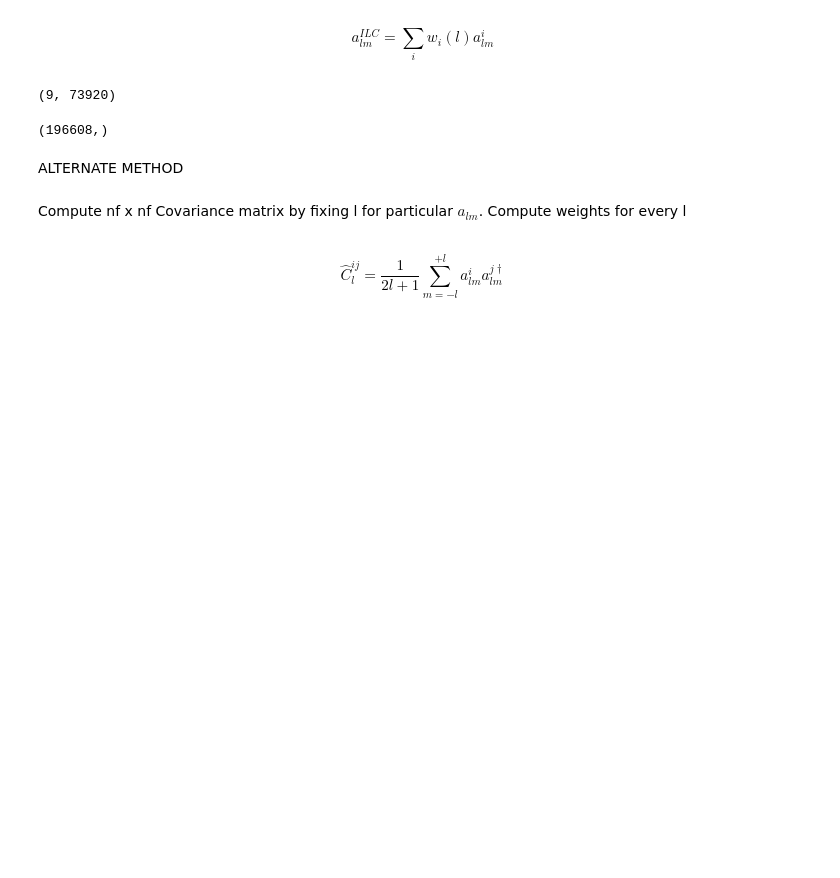
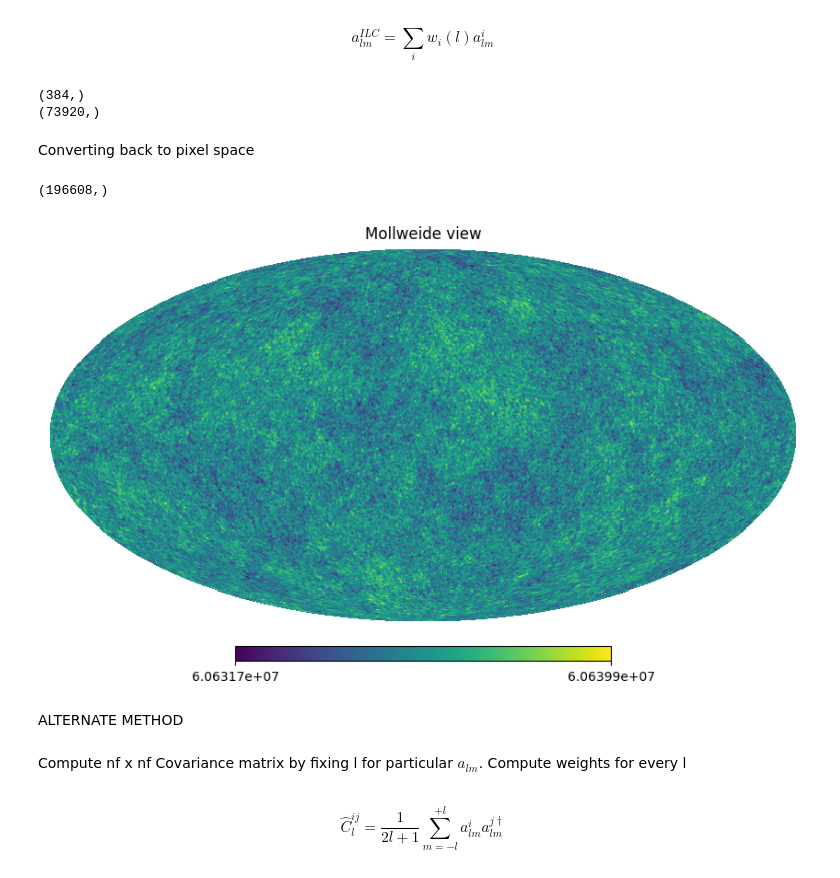
Before and after one commit to urwa99/Internship_Rome, a Jupyter notebook: ILC_harmonic.ipynb, the cells around one changed output. Saved outputs shown, nothing was run; the diff lists cells and outputs as text; code cells hidden in the pictures; blank space fills up the shorter version.

Commit message:
corrected weights and ilc

```diff
--- a/ILC_harmonic.ipynb
+++ b/ILC_harmonic.ipynb
@@ -112,15 +112,16 @@ for l in range(lmax+1):
     alm_p=alm_maps[:, index] #subarray of alm maps. : takes all values from first dim (frequencies). 2nd dim the values of m>0
 
 
-    alm = np.conj(alm_p) + alm_p #alm with positive and negative values
+    #alm = np.conj(alm_p) + alm_p #alm with positive and negative values
 
     C_l [l,:, :]= np.real(np.outer(alm_p[:, 0], alm_p[:,0])) #2d array from outer product alm_0
 
     for m in range(1,l+1): #sum over m
-        C_l [l,:, :] += 2* np.real(np.outer(alm_p[:, m], np.conj(alm_p[:, m]))) #adding alm_p and negative ti C_l
+        C_l [l,:, :] += 2* np.real(np.outer(alm_p[:, m], np.conj(alm_p[:, m]))) #adding alm_p and negative ti C_l . outer product/multiplying over freq
+       # C_l[l,:,:] /= (2*l +1)
 print(alm_p.shape)
 print(C_l.shape)
-print(alm.shape)
+#print(alm.shape)
     #for nf in range(n_freqs):
     #enumerate function
         #alm_p[nf,i]= alm_maps[nf,index]  #storing the alm in a 1d array corresponding to every freq
@@ -175,20 +170,39 @@ Sum over frequencies to get $a_{ILC}$ for every l
 # %% [markdown]
 $$a^{ILC}_{lm} = \sum_i w_i(l)a^i_{lm}$$
-# %%
-alm_ilc =np.zeros((n_freqs, almsize), dtype=complex)
-
-for l in range(lmax+1):     #for every l compute the alm ilc
-    for nf in range(n_freqs):
-        alm_ilc += np.dot(w[:,l],alm[:,l])  # (nf x 1) (nf, 1) = (nf, almsize) due to loop over l?
-print(alm_ilc.shape)
-# %% [output]
-(9, 73920)
+# %%
+alm_ilc = np.zeros((almsize), dtype=complex)
+
+for l in range(lmax +1):
+    index= np.zeros((l+1), dtype=int)
+    for m in range(l+1):
+        index[m]= hp.Alm.getidx(lmax, l, m)
+    alm_p = alm_maps[:, index]
+
+    alm = np.dot(w[:,l], alm_p[:,:]) # multiplying (9x384) and (9x1) to get (384x1)=this is for one l (m =0-> l). we iterate over all l
+    '''
+    #summing over frequencies. and taking ALL m values for a fixed l. Looping over l means
+    so we get an alm weighted by contributions from all frequencies over all scales.
+    this should be the same as writing alm_p[:,:]??
+    '''
+    alm_ilc[index]= alm #putting alm values back into an array corresponding to their proper positions. flat array
+
+print(alm.shape)
+print(alm_ilc.shape)
+# %% [output]
+(384,)
+(73920,)
+# %% [markdown]
+Converting back to pixel space
 # %%
-for nf in range(n_freqs):
-    map_out = hp.alm2map(alm_ilc[nf,:], nside, lmax=lmax, mmax=lmax, pol=False)
-print(map_out.shape)
+maps_out = hp.alm2map(alm_ilc, nside, lmax=lmax, mmax=None)
+print(maps_out.shape)
 # %% [output]
 (196608,)
+# %%
+#hp.mollview(cmb_pl[8,:], min=-400, max=400) #comparison to uncleaned
+hp.mollview(maps_out)
+# %% [output]
+[figure, added]
 # %% [markdown]
 ALTERNATE METHOD
 # %% [markdown]
```
Also changed, not shown: parts of 22 cells of this notebook.
